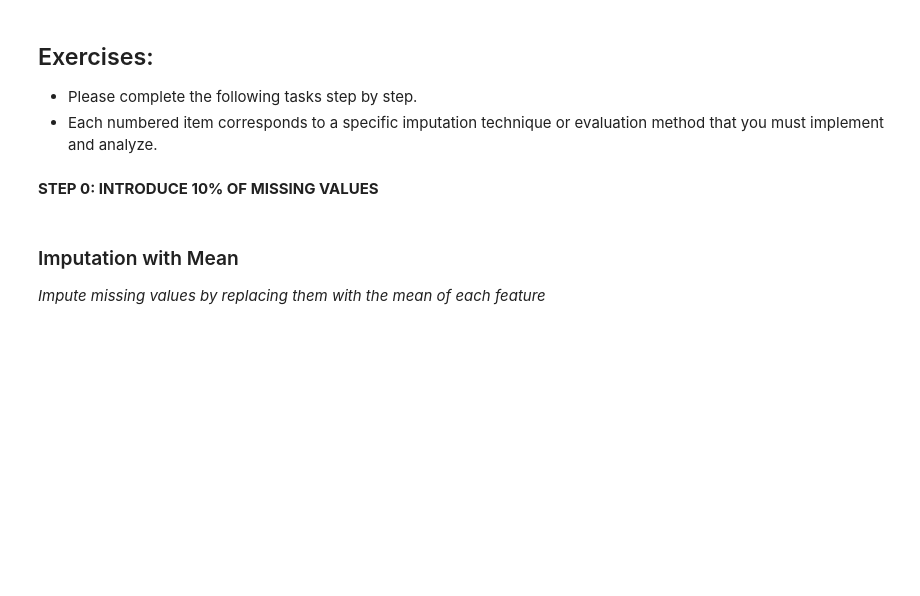
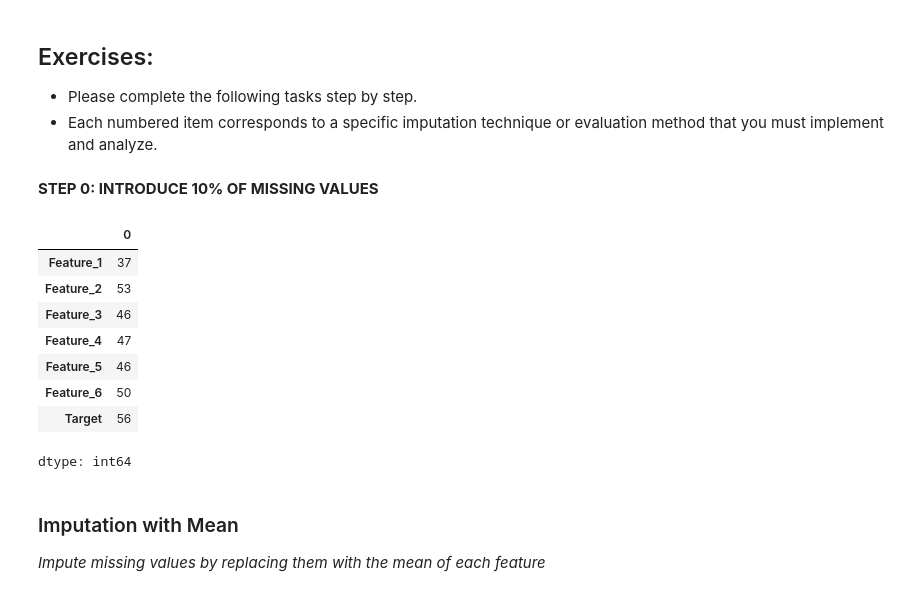
Before and after one commit to GuillermoBlancoNunez/DataMining_NeuralNetworks_ISS, a Jupyter notebook: Daily_Assingments/Day_4/GuillermoBN_Assg4_DM&NN_ISS.ipynb, the cells around one changed output. Drawn from its saved outputs; the diff is of its cells as text; code cells hidden in the pictures; blank space fills up the shorter version.

```diff
--- a/Daily_Assingments/Day_4/GuillermoBN_Assg4_DM&NN_ISS.ipynb
+++ b/Daily_Assingments/Day_4/GuillermoBN_Assg4_DM&NN_ISS.ipynb
@@ -50,6 +51,24 @@ dtype: int64
 - Each numbered item corresponds to a specific imputation technique or evaluation method that you must implement and analyze.
 # %% [markdown]
 **STEP 0: INTRODUCE 10% OF MISSING VALUES**
+# %%
+data = data_org.copy()
+for _ in range(int(0.10*data_org.size)):
+  row = np.random.randint(0,data.shape[0])
+  col = np.random.randint(0,data.shape[1])
+  data.iat[row, col] = np.nan
+
+data.isnull().sum()
+# %% [output]
+|  | 0 |
+| Feature_1 | 37 |
+| Feature_2 | 53 |
+| Feature_3 | 46 |
+| Feature_4 | 47 |
+| Feature_5 | 46 |
+| Feature_6 | 50 |
+| Target | 56 |
+dtype: int64
 # %% [markdown]
 ### Imputation with Mean
 *Impute missing values by replacing them with the mean of each feature*
```
Also changed, not shown: parts of 7 cells of this notebook.
